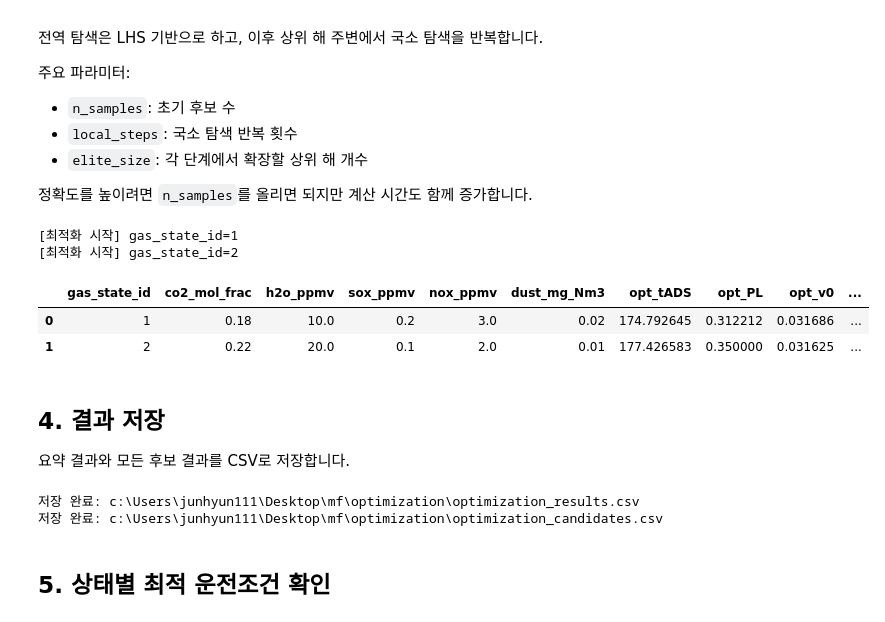
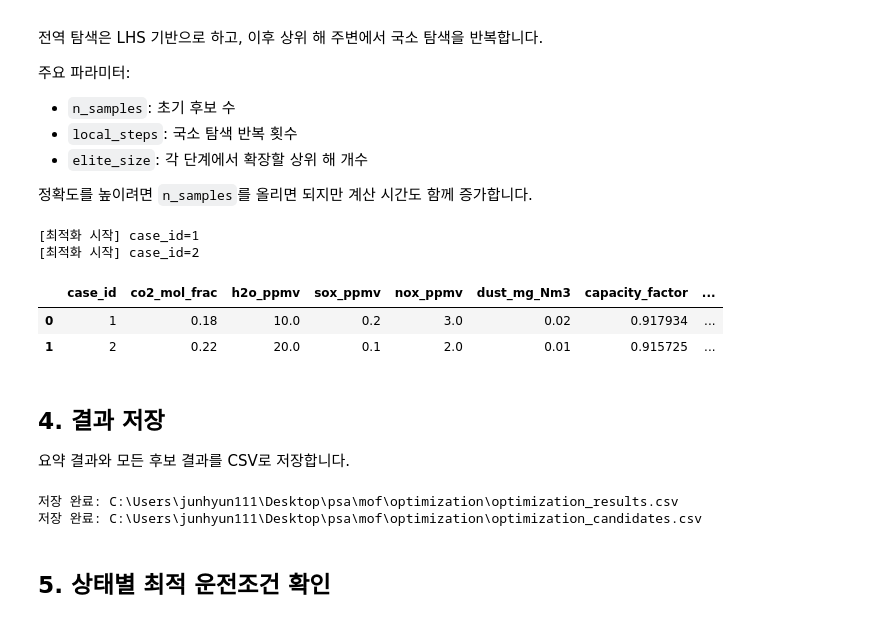
Before and after one commit to junhyun111/psa, a Jupyter notebook: mof/optimization/optimization.ipynb, the cells around one changed output. Saved outputs shown, nothing was run; the diff lists cells and outputs as text; code cells hidden in the pictures.

```diff
--- a/mof/optimization/optimization.ipynb
+++ b/mof/optimization/optimization.ipynb
@@ -49,9 +58,23 @@ pd.set_option('display.width', 200)
 # 현재 작업 경로에 따라 데이터 경로를 자동으로 맞춘다.
 
 base_dir = module_dir
-train_csv = r'C:\Users\junhyun111\Desktop\psa\mof\output.csv'
+default_train_candidates = [
+    model_dir / 'output.csv',
+    dataset_dir / 'data.csv',
+    dataset_dir / 'test.csv',
+]
+train_csv = next((path for path in default_train_candidates if path.exists()), None)
+if train_csv is None:
+    raise FileNotFoundError('학습용 CSV를 찾지 못했습니다. train_csv 경로를 직접 지정하세요.')
+
+purity_model_path = model_dir / 'CO2_purity_dnn.keras'
+recovery_model_path = model_dir / 'CO2_recovery_dnn.keras'
+for model_path in [purity_model_path, recovery_model_path]:
+    if not model_path.exists():
+        raise FileNotFoundError(f'모델 파일이 없습니다: {model_path}')
 
 train_df = load_training_data(train_csv)
+print(f'학습 데이터 경로: {train_csv}')
 print(f'원본 학습 데이터 shape: {train_df.shape}')
 
 # 공정 상수와 비용 가정은 dataclass로 분리되어 있다.
@@ -83,6 +106,8 @@ cost_config = CostConfig(
 
 optimizer = PSAEconomicsOptimizer(
     train_df=train_df,
+    purity_model_path=purity_model_path,
+    recovery_model_path=recovery_model_path,
     constants=process_constants,
     cost=cost_config,
 )
@@ -154,81 +192,63 @@ gas_states_df
 # %%
 # 최적화 탐색 파라미터를 설정한다.
 # 빠른 테스트는 작게, 실제 분석은 더 크게 잡는 것이 좋다.
 
 n_samples = 4000
 local_steps = 6
 elite_size = 12
 seed = 42
 
 summary_rows = []
 candidate_frames = []
 
-for gas_state_id, gas_state in gas_states_df.iterrows():
-    print(f'[최적화 시작] gas_state_id={gas_state_id + 1}')
+for case_id, fixed_input in fixed_inputs_df.iterrows():
+    print(f'[최적화 시작] case_id={case_id + 1}')
 
-    best, evaluated = optimizer.optimize_for_gas_state(
-        gas_state=gas_state.to_dict(),
+    best, evaluated = optimizer.optimize_for_fixed_input(
+        fixed_input=fixed_input.to_dict(),
         n_samples=n_samples,
         local_steps=local_steps,
         elite_size=elite_size,
-        seed=seed + gas_state_id,
+        seed=seed + case_id,
     )
 
-    # 요약 행은 상태별 최적점만 저장한다.
-    summary_rows.append({
-        'gas_state_id': gas_state_id + 1,
-        **gas_state.to_dict(),
-        'opt_tADS': best['tADS'],
-        'opt_PL': best['PL'],
-        'opt_v0': best['v0'],
-        'opt_t_press': best['t_press'],
-        'opt_t_depress': best['t_depress'],
-        'pred_CO2_purity': best['pred_CO2_purity'],
-        'pred_CO2_recovery': best['pred_CO2_recovery'],
-        'specific_energy_kwh_per_tco2': best['specific_energy_kwh_per_tco2'],
-        'energy_cost_per_tco2': best['energy_cost_per_tco2'],
-        'capex_proxy_cost_per_tco2': best['capex_proxy_cost_per_tco2'],
-        'adsorbent_cost_per_tco2': best['adsorbent_cost_per_tco2'],
-        'unrecovered_cost_per_tco2': best['unrecovered_cost_per_tco2'],
-        'purity_penalty_per_tco2': best['purity_penalty_per_tco2'],
-        'recovery_penalty_per_tco2': best['recovery_penalty_per_tco2'],
-        'uncertainty_penalty_per_tco2': best['uncertainty_penalty_per_tco2'],
-        'domain_penalty_per_tco2': best['domain_penalty_per_tco2'],
-        'total_cost_per_tco2': best['total_cost_per_tco2'],
-    })
+    summary_rows.append(summarize_result(case_id + 1, fixed_input, best))
 
     # 전체 후보 테이블은 사후 분석용으로 저장한다.
     evaluated = evaluated.copy()
-    evaluated.insert(0, 'gas_state_id', gas_state_id + 1)
-    for col in GAS_STATE_COLS:
-        evaluated[col] = gas_state[col]
+    evaluated.insert(0, 'case_id', case_id + 1)
+    for col in GAS_STATE_COLS + FACTOR_COLS:
+        evaluated[col] = fixed_input[col]
     candidate_frames.append(evaluated)
 
 summary_df = pd.DataFrame(summary_rows)
 all_candidates_df = pd.concat(candidate_frames, ignore_index=True)
 
 summary_df
 # %% [output]
-[최적화 시작] gas_state_id=1
-[최적화 시작] gas_state_id=2
+[최적화 시작] case_id=1
+[최적화 시작] case_id=2
-|  | gas_state_id | co2_mol_frac | h2o_ppmv | sox_ppmv | nox_ppmv | dust_mg_Nm3 | opt_tADS | opt_PL | opt_v0 | ... |
-| 0 | 1 | 0.18 | 10.0 | 0.2 | 3.0 | 0.02 | 174.792645 | 0.312212 | 0.031686 | ... |
-| 1 | 2 | 0.22 | 20.0 | 0.1 | 2.0 | 0.01 | 177.426583 | 0.350000 | 0.031625 | ... |
+|  | case_id | co2_mol_frac | h2o_ppmv | sox_ppmv | nox_ppmv | dust_mg_Nm3 | capacity_factor | ... |
+| 0 | 1 | 0.18 | 10.0 | 0.2 | 3.0 | 0.02 | 0.917934 | ... |
+| 1 | 2 | 0.22 | 20.0 | 0.1 | 2.0 | 0.01 | 0.915725 | ... |
 # %% [markdown]
 ## 4. 결과 저장
 
 요약 결과와 모든 후보 결과를 CSV로 저장합니다.
 # %%
-# 결과 파일을 model 폴더 안에 저장한다.
+# 결과 파일을 optimization 폴더 안에 저장한다.
 
 summary_output_path = base_dir / 'optimization_results.csv'
+candidates_output_path = base_dir / 'optimization_candidates.csv'
 
 summary_df.to_csv(summary_output_path, index=False)
+all_candidates_df.to_csv(candidates_output_path, index=False)
 
 print(f'저장 완료: {summary_output_path}')
+print(f'저장 완료: {candidates_output_path}')
 # %% [output]
-저장 완료: c:\Users\junhyun111\Desktop\mf\optimization\optimization_results.csv
-저장 완료: c:\Users\junhyun111\Desktop\mf\optimization\optimization_candidates.csv
+저장 완료: C:\Users\junhyun111\Desktop\psa\mof\optimization\optimization_results.csv
+저장 완료: C:\Users\junhyun111\Desktop\psa\mof\optimization\optimization_candidates.csv
 # %% [markdown]
 ## 5. 상태별 최적 운전조건 확인
 # %%
```
Also changed, not shown: parts of 8 cells of this notebook, 3 other files.
